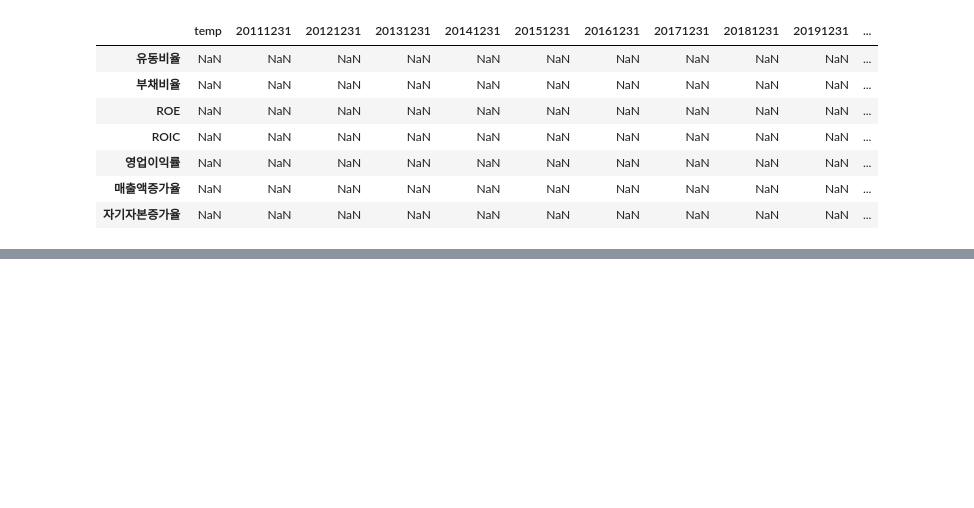
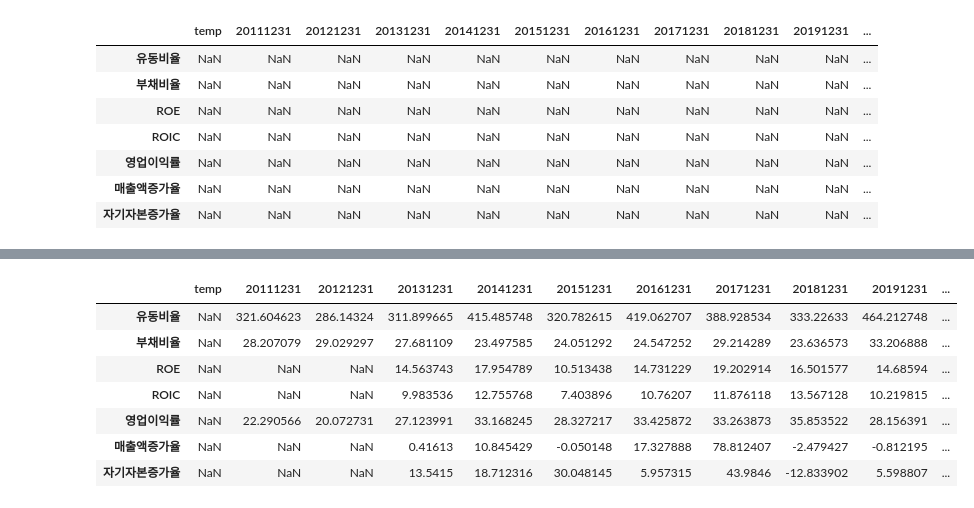
Before and after one commit to korilla2/TIL, a Jupyter notebook: 기본강의/프로젝트_test/1.project.ipynb, the cells around one changed output, grey strips where cells are left out. Drawn from its saved outputs; the diff is of its cells as text; code cells hidden in the pictures; blank space fills up the shorter version.

```diff
--- a/기본강의/프로젝트/1.project.ipynb
+++ b/기본강의/프로젝트_test/1.project.ipynb
@@ -916,0 +938,11 @@ temp
+# %%
+temp
+# %% [output]
+|  | temp | 20111231 | 20121231 | 20131231 | 20141231 | 20151231 | 20161231 | 20171231 | 20181231 | 20191231 | ... |
+| 유동비율 | NaN | 321.604623 | 286.14324 | 311.899665 | 415.485748 | 320.782615 | 419.062707 | 388.928534 | 333.22633 | 464.212748 | ... |
+| 부채비율 | NaN | 28.207079 | 29.029297 | 27.681109 | 23.497585 | 24.051292 | 24.547252 | 29.214289 | 23.636573 | 33.206888 | ... |
+| ROE | NaN | NaN | NaN | 14.563743 | 17.954789 | 10.513438 | 14.731229 | 19.202914 | 16.501577 | 14.68594 | ... |
+| ROIC | NaN | NaN | NaN | 9.983536 | 12.755768 | 7.403896 | 10.76207 | 11.876118 | 13.567128 | 10.219815 | ... |
+| 영업이익률 | NaN | 22.290566 | 20.072731 | 27.123991 | 33.168245 | 28.327217 | 33.425872 | 33.263873 | 35.853522 | 28.156391 | ... |
+| 매출액증가율 | NaN | NaN | NaN | 0.41613 | 10.845429 | -0.050148 | 17.327888 | 78.812407 | -2.479427 | -0.812195 | ... |
+| 자기자본증가율 | NaN | NaN | NaN | 13.5415 | 18.712316 | 30.048145 | 5.957315 | 43.9846 | -12.833902 | 5.598807 | ... |
```
Also changed, not shown: parts of 5 cells of this notebook, 7 other files.
